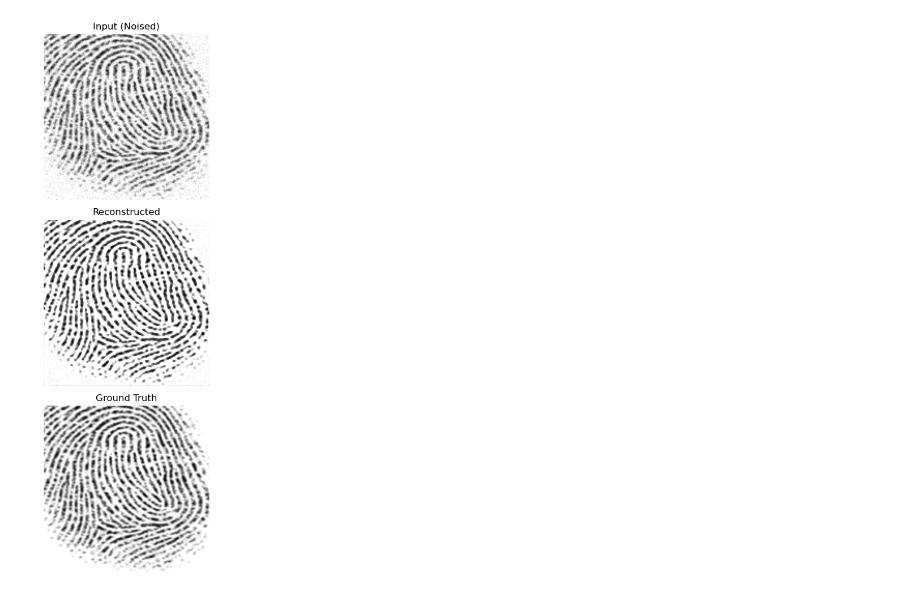
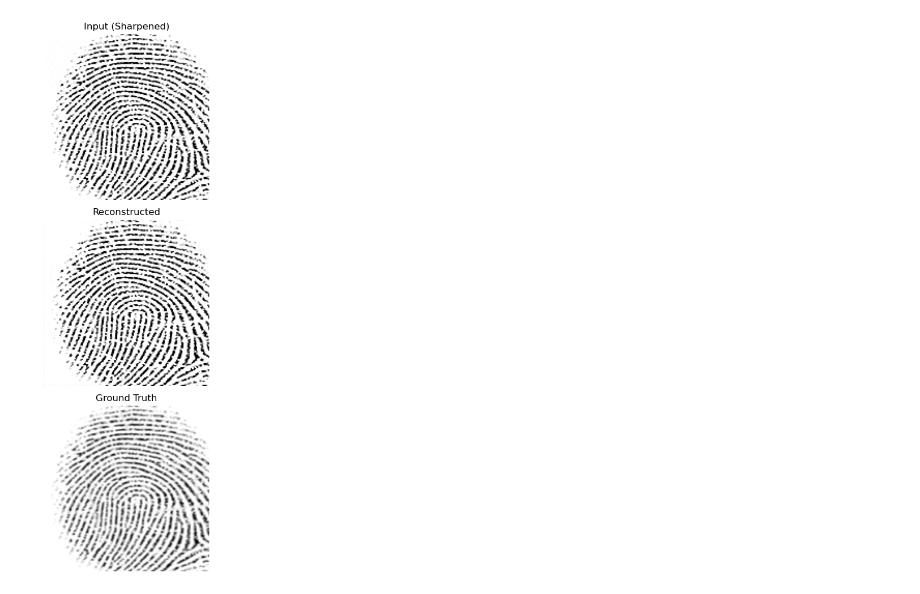
Before and after one commit to hyp0515/DIP_final_project, a Jupyter notebook: plot_predict.ipynb, the cells around one changed output. Cells and saved outputs as stored; diff of their text form; code cells hidden in the pictures.

```diff
--- a/plot_predict.ipynb
+++ b/plot_predict.ipynb
@@ -15,19 +15,12 @@ def process_single_image(image_path, output_size):
     return img_array
 # %%
 # 單一圖片路徑
-fingerprint_path = "./DB4_B/102_1.tif"
+fingerprint_path = "./DB4_B/104_1.tif"
 
 # 圖片大小設定
 output_size = (160, 160)
 
 # 處理圖片
-processed_image = process_single_image(fingerprint_path, output_size=(200, 200))
-processed_image = processed_image[20:-20, 20:-20]
+processed_image = process_single_image(fingerprint_path, output_size=output_size)
+# processed_image = processed_image[20:-20, 20:-20]
 processed_image = np.expand_dims(processed_image, axis=(0, -1))  # Shape: (1, 160, 160, 1)
-
-# 預測
-noised_img = np.clip(processed_image + np.random.normal(0, 0.05, processed_image.shape), 0., 1.)
-# noised_img = processed_image
-reconstructed_image = model.predict(noised_img)
-reconstructed_image[0, :, :, 0] = sharpen(reconstructed_image[0, :, :, 0])
-# reconstructed_image[0, :, :, 0] = cv2.erode(reconstructed_image[0, :, :, 0], np.ones((2,2), np.uint8), iterations=2)
@@ -36,7 +84,14 @@ reconstructed_image[0, :, :, 0] = sharpen(reconstructed_image[0, :, :, 0])
 # %%
+# 預測 (sharp)
+sharp_img = np.empty(processed_image.shape)
+sharp_img[0, :, :, 0] = np.clip(sharpen(processed_image[0, :, :, 0]), 0., 1.)
+# sharp_img = processed_image
+reconstructed_image = model.predict(sharp_img)
+reconstructed_image[0, :, :, 0] = sharpen(reconstructed_image[0, :, :, 0])
+
 fig, ax = plt.subplots(3, 1, figsize=(5, 10), sharex=True, sharey=True)
-ax[0].imshow(noised_img[0, :, :, 0], cmap='gray')
-ax[0].set_title("Input (Noised)")
+ax[0].imshow(sharp_img[0, :, :, 0], cmap='gray')
+ax[0].set_title("Input (Sharpened)")
 ax[0].axis('off')
 
 ax[1].imshow(reconstructed_image[0, :, :, 0], cmap='gray')
@@ -49,6 +104,6 @@ ax[2].axis('off')
 
 plt.tight_layout()
 # plt.show()
-plt.savefig('compare_single.png')
+plt.savefig('compare_sharp.png')
 plt.show()
 # %% [output]
@@ -55 +111 @@ plt.show()
-[figure, old version]
+[figure, new version]
```
Also changed, not shown: parts of 6 cells of this notebook, 11 other files.
